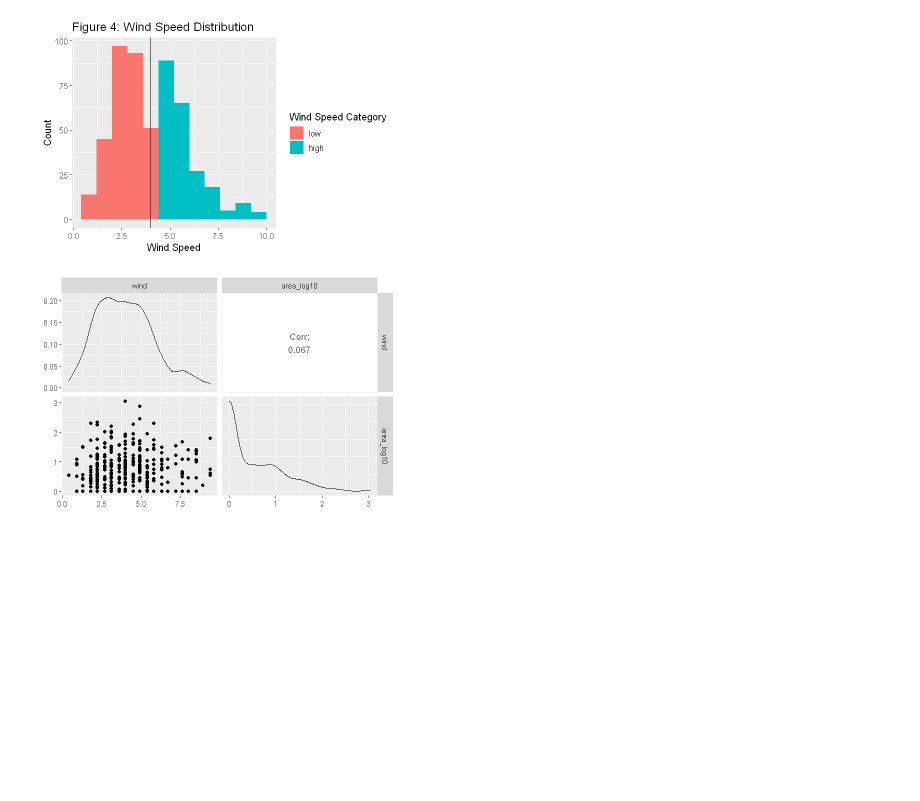
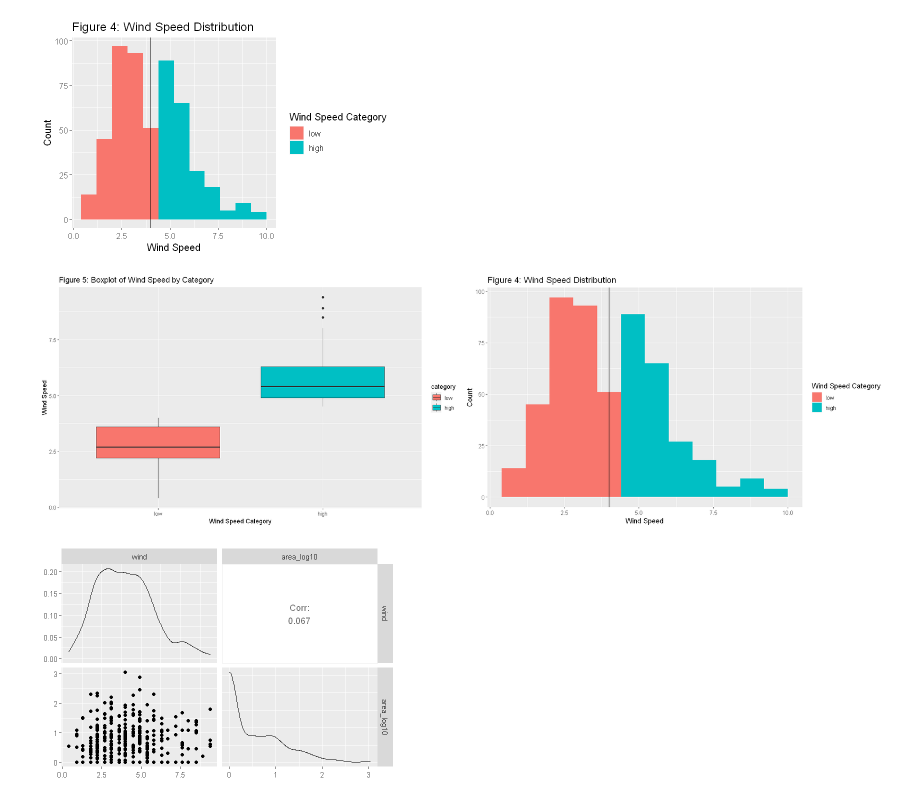
Before and after one commit to Mapleia/STAT_201_proj, a Jupyter notebook: src/Preliminary_Results.ipynb, the cells around one changed output. Drawn from its saved outputs; the diff is of its cells as text; code cells hidden in the pictures; blank space fills up the shorter version.

Commit message:
move boxplot side by side

```diff
--- a/src/Preliminary_Results.ipynb
+++ b/src/Preliminary_Results.ipynb
@@ -17,8 +17,8 @@ download.file (url,"../data/forestfires.csv" )
 
 forest_fires_data <-read_delim("../data/forestfires.csv", skip=0, delim=",") %>%
     select(month, wind, area) %>%
-    mutate(month = as.factor(month), wind = as.numeric(wind), area = as.numeric(area)) %>% #Wrangling data and selecting columns to be used in prediction
-    filter(!is.na(month) | !is.na(wind) | !is.na(area))
+    mutate(wind = as.numeric(wind), area = as.numeric(area)) %>% #Wrangling data and selecting columns to be used in prediction
+    filter(!is.na(wind) | !is.na(area))
 
 head(forest_fires_data)
 # %% [output]
@@ -118,5 +109,16 @@ wind_plot_categorized
 # %% [output]
 [figure]
+# %%
+box_plot <- forest_fires_data %>%
+  ggplot(aes(x = category, y = wind, fill = category)) +
+  geom_boxplot() +
+  labs(x="Wind Speed Category", y="Wind Speed")+
+  ggtitle("Figure 5: Boxplot of Wind Speed by Category")
+# %%
+options(repr.plot.width = 20, repr.plot.height = 6)
+plot_grid(box_plot, wind_plot_categorized)
+# %% [output]
+[figure, added]
 # %%
 ggpairs(forest_fires_data %>% select(wind, area_log10))
 # %% [output]
```
Also changed, not shown: parts of 5 cells of this notebook.
